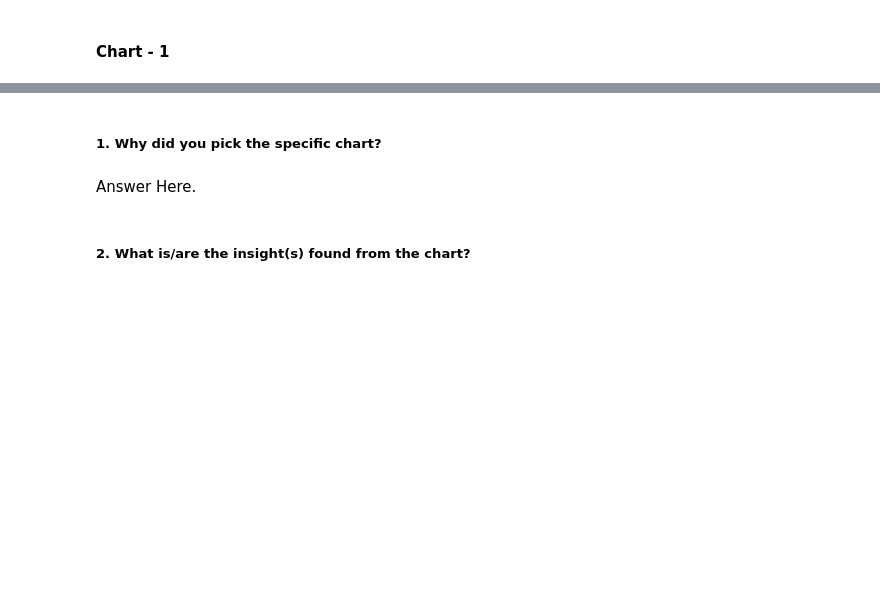
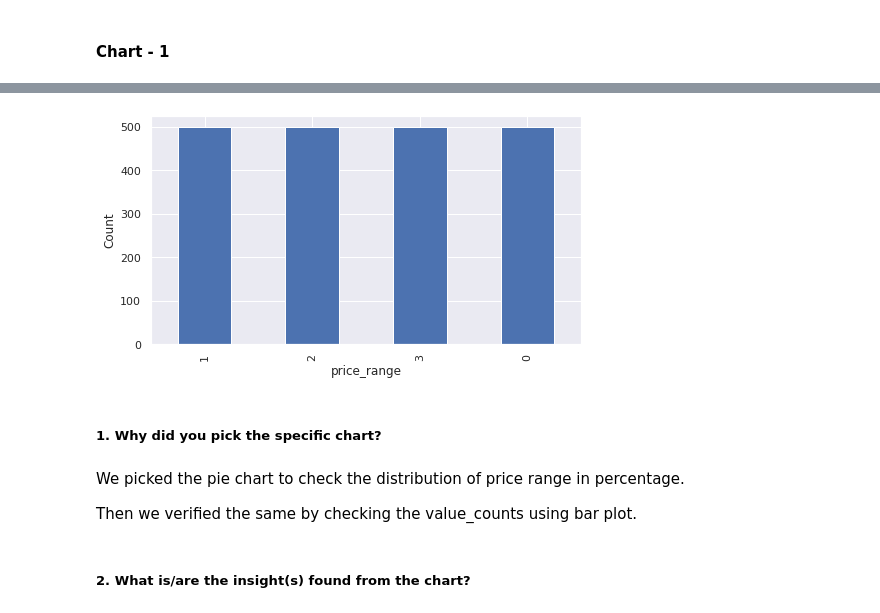
Before and after one commit to rajathAgalkote/MobilePriceRangePrediction_ML_classifier, a Jupyter notebook: Rajathadri_ML_Classifier_MobilePriceRangePrediction.ipynb, the cells around one changed output, grey strips where cells are left out. Cells and saved outputs as stored; diff of their text form; code cells hidden in the pictures; blank space fills up the shorter version.

```diff
--- a/Rajathadri_ML_Classifier_MobilePriceRangePrediction.ipynb
+++ b/Rajathadri_ML_Classifier_MobilePriceRangePrediction.ipynb
@@ -410,0 +485,8 @@ Answer Here.
+# %%
+sns.set()
+price_plot=df['price_range'].value_counts().plot(kind='bar')
+plt.xlabel('price_range')
+plt.ylabel('Count')
+plt.show()
+# %% [output]
+[figure, added]
@@ -411,6 +495,8 @@ Answer Here.
 # %% [markdown]
 ##### 1. Why did you pick the specific chart?
-# %% [markdown]
-Answer Here.
+# %% [markdown]
+We picked the pie chart to check the distribution of price range in percentage.
+
+Then we verified the same by checking the value_counts using bar plot.
 # %% [markdown]
 ##### 2. What is/are the insight(s) found from the chart?
```
Also changed, not shown: parts of 20 cells of this notebook.
